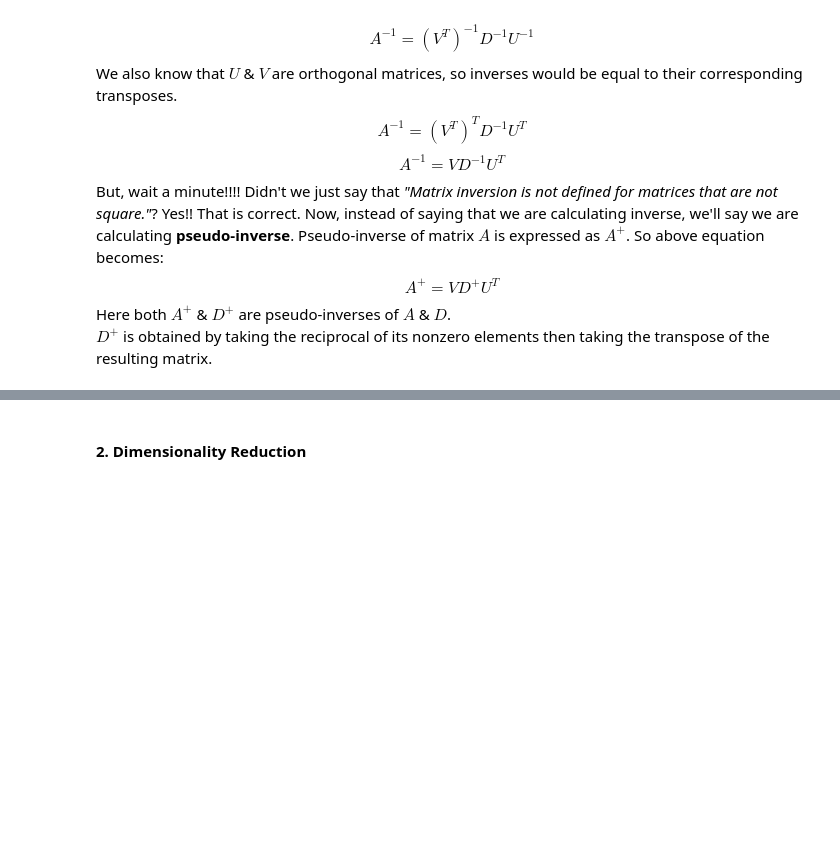
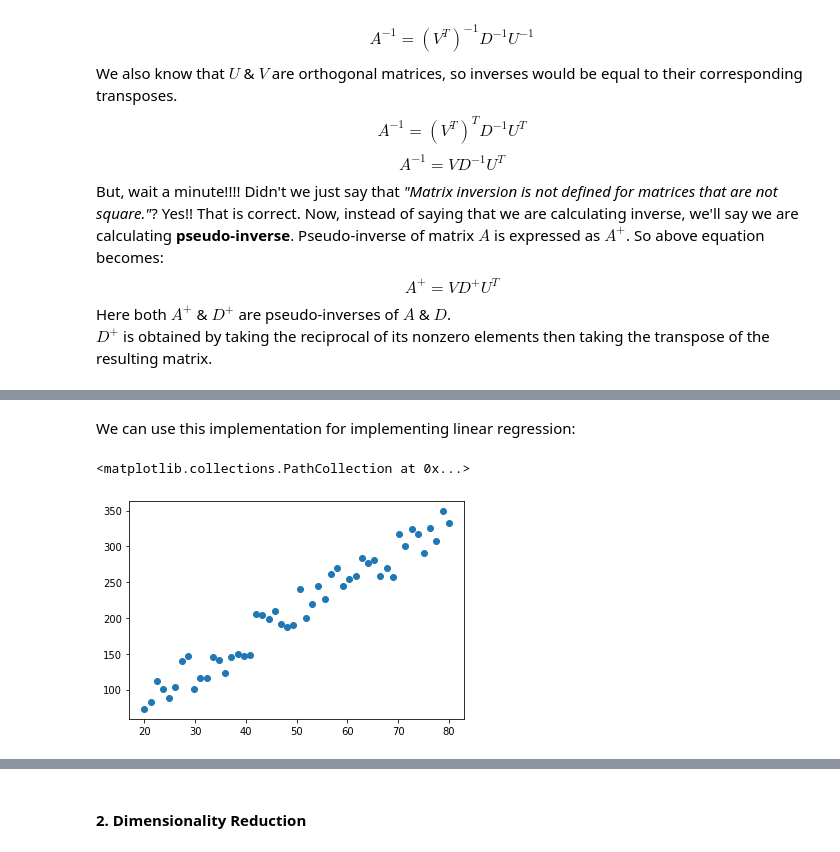
Before and after one commit to TheAnkurGoswami/Study-Notes, a Jupyter notebook: Deep Learning Book Notes/Linear Algebra.ipynb, the cells around one changed output, grey strips where cells are left out. Drawn from its saved outputs; the diff is of its cells as text; code cells hidden in the pictures; blank space fills up the shorter version.

```diff
--- a/Deep Learning Book Notes/Linear Algebra.ipynb
+++ b/Deep Learning Book Notes/Linear Algebra.ipynb
@@ -771,0 +802,13 @@ plt.scatter(*(A_plus @ B).flatten(), color="r", s=7)
+# %% [markdown]
+We can use this implementation for implementing linear regression:
+# %%
+x = np.linspace(20, 80, 50)
+m = 4
+c = 10
+random_error= np.random.randint(-30, 30, x.shape[0])
+y = m*x + c + random_error
+# %%
+plt.scatter(x, y)
+# %% [output]
+<matplotlib.collections.PathCollection at 0x...>
+[figure, added]
```
Also changed, not shown: parts of 31 cells of this notebook.
